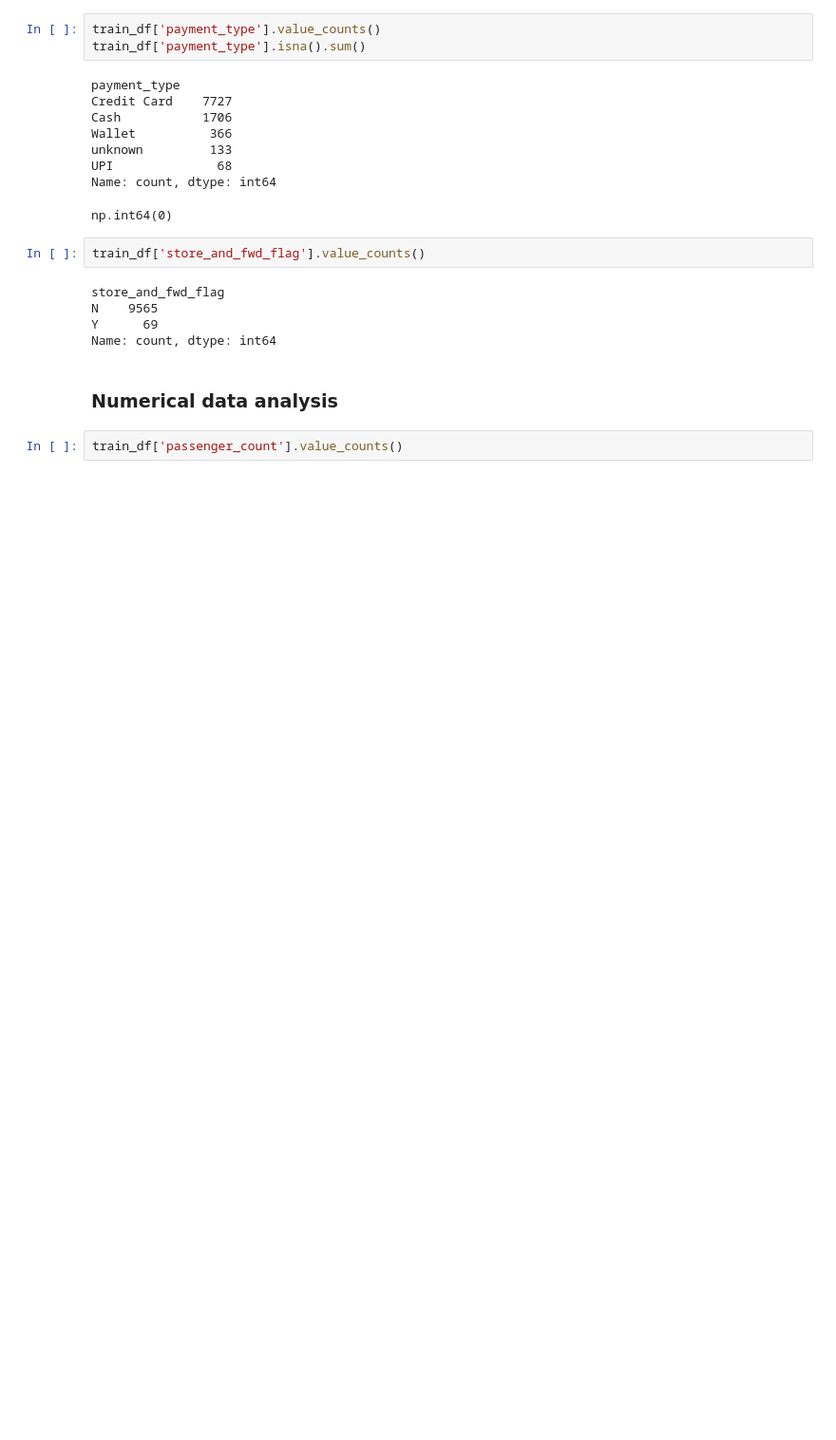
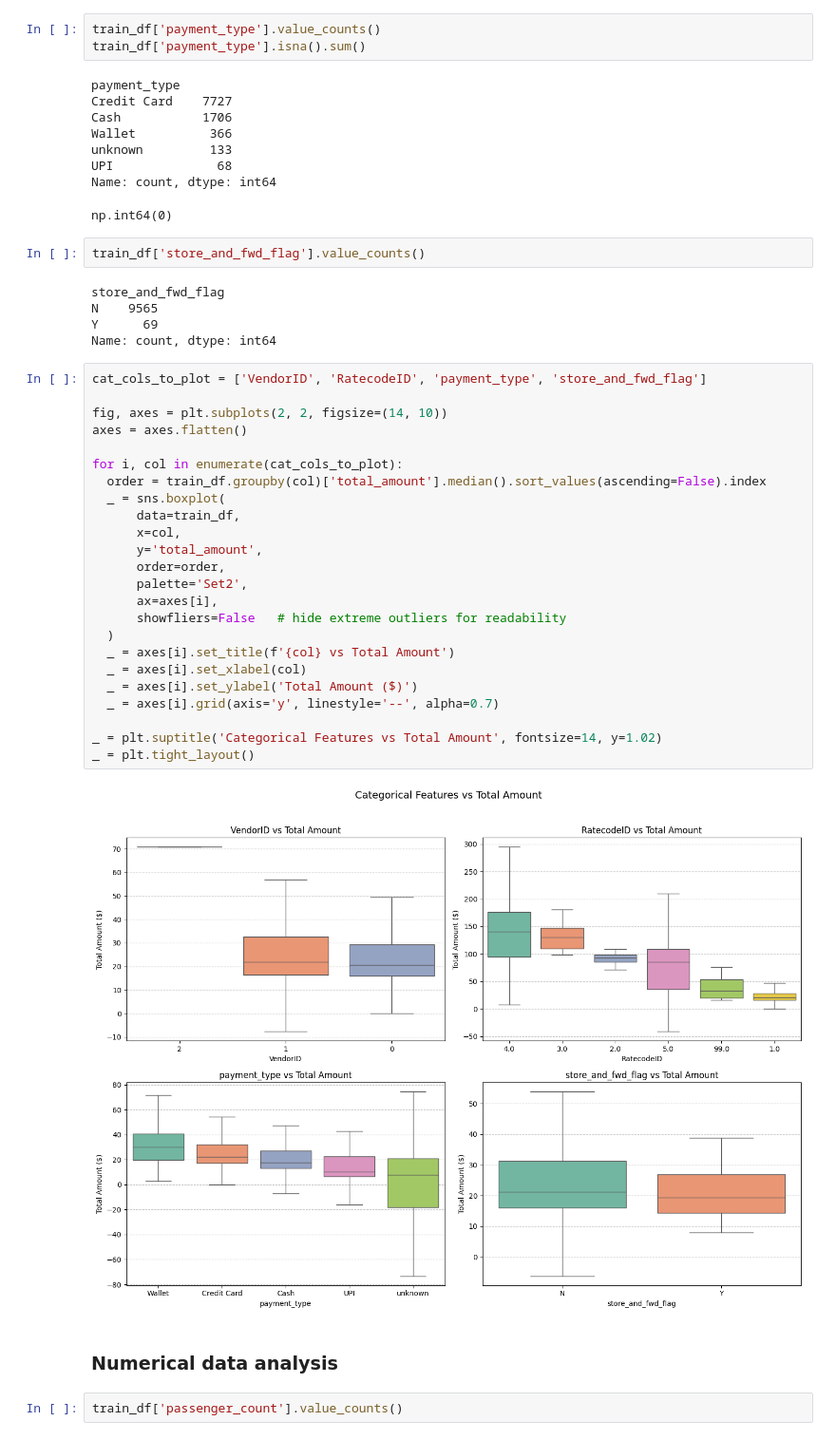
Before and after one commit to vidhatrihr/machine-learning-practices, a Jupyter notebook: kaggle-assignment-1/main.ipynb, the cells around one changed output. Shown at 95% size. Cells and saved outputs as stored; diff of their text form; blank space fills up the shorter version.

```diff
--- a/kaggle-assignment-1/main.ipynb
+++ b/kaggle-assignment-1/main.ipynb
@@ -77,6 +87,32 @@ store_and_fwd_flag
 N    9565
 Y      69
 Name: count, dtype: int64
+# %%
+cat_cols_to_plot = ['VendorID', 'RatecodeID', 'payment_type', 'store_and_fwd_flag']
+
+fig, axes = plt.subplots(2, 2, figsize=(14, 10))
+axes = axes.flatten()
+
+for i, col in enumerate(cat_cols_to_plot):
+  order = train_df.groupby(col)['total_amount'].median().sort_values(ascending=False).index
+  _ = sns.boxplot(
+      data=train_df,
+      x=col,
+      y='total_amount',
+      order=order,
+      palette='Set2',
+      ax=axes[i],
+      showfliers=False   # hide extreme outliers for readability
+  )
+  _ = axes[i].set_title(f'{col} vs Total Amount')
+  _ = axes[i].set_xlabel(col)
+  _ = axes[i].set_ylabel('Total Amount ($)')
+  _ = axes[i].grid(axis='y', linestyle='--', alpha=0.7)
+
+_ = plt.suptitle('Categorical Features vs Total Amount', fontsize=14, y=1.02)
+_ = plt.tight_layout()
+# %% [output]
+[figure, added]
 # %% [markdown]
 ### Numerical data analysis
 # %%
```
Also changed, not shown: parts of 43 cells of this notebook, 3 other files.
